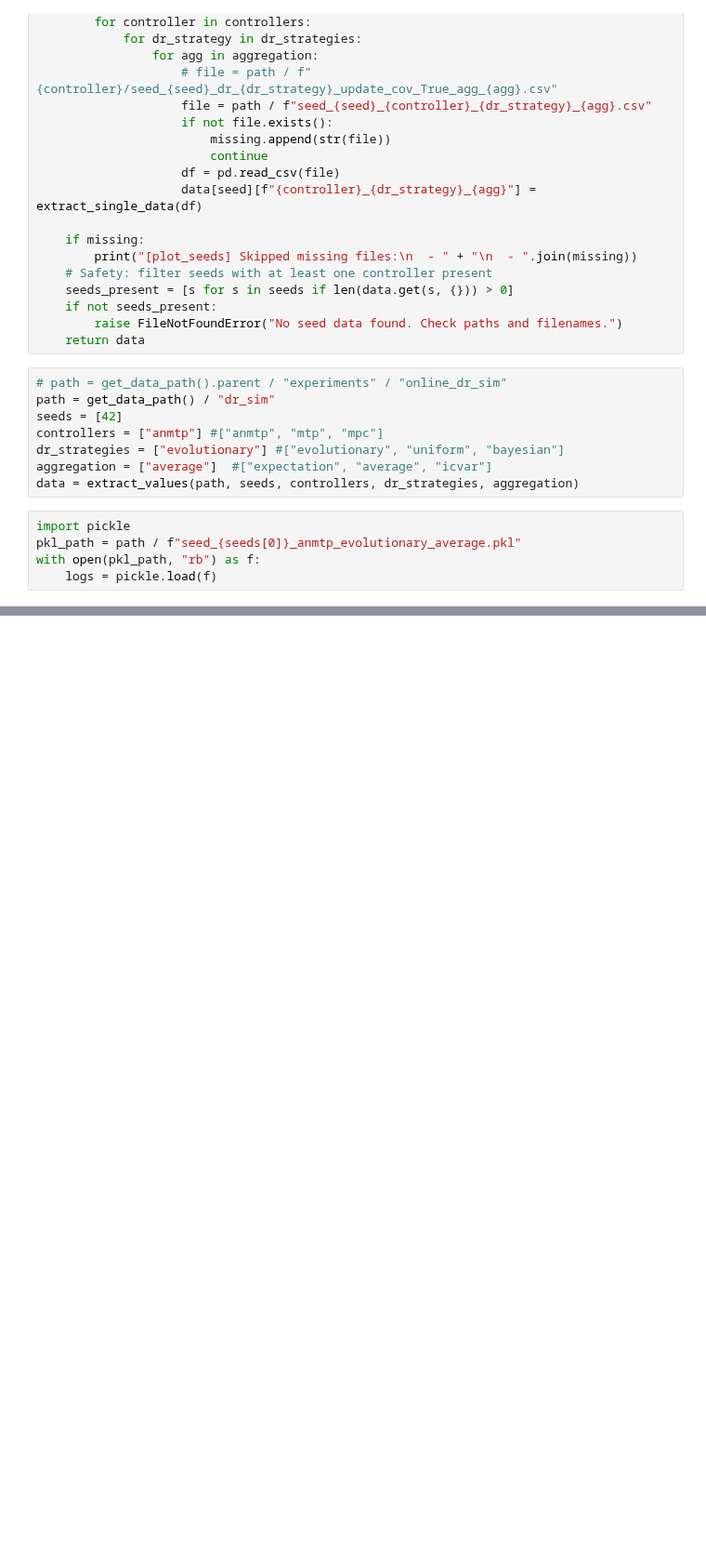
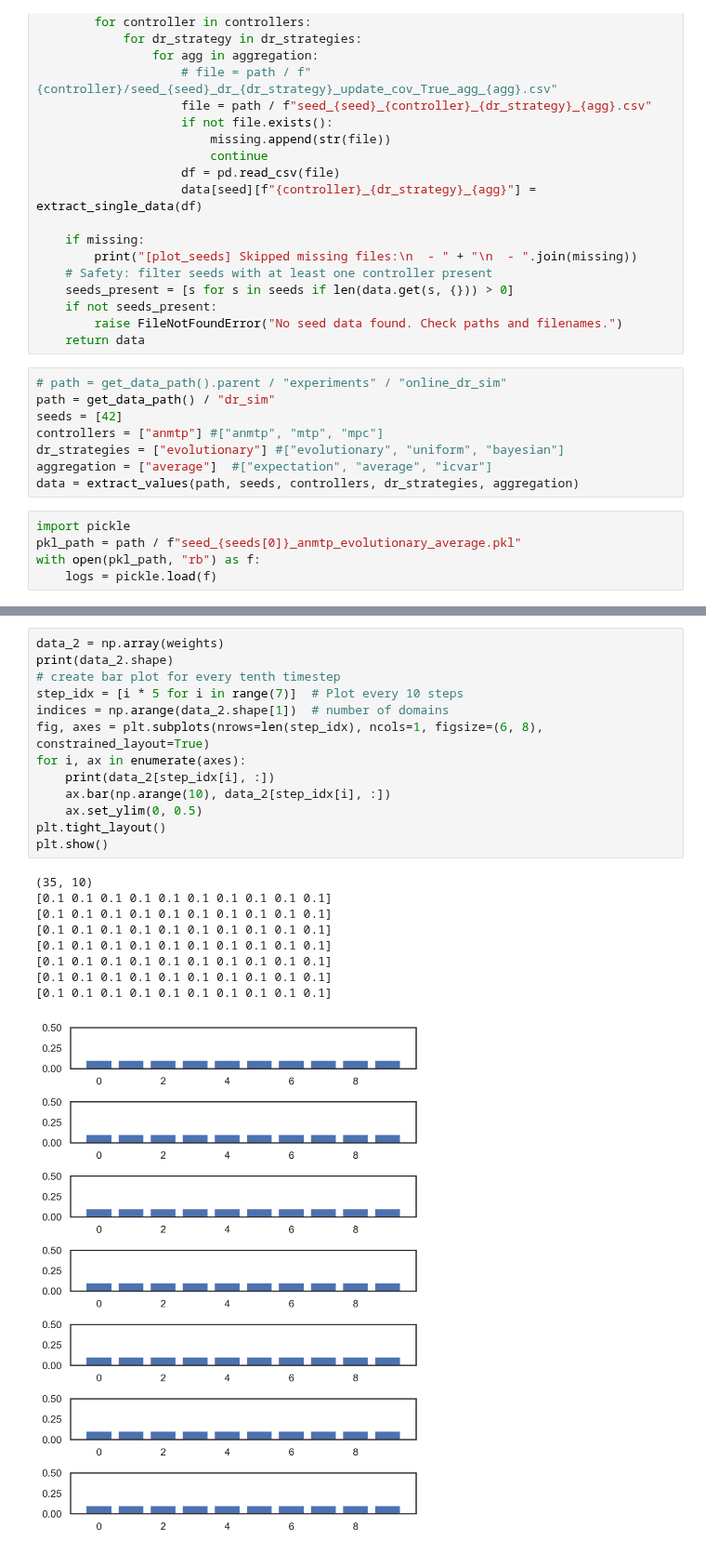
Before and after one commit to magnusdierking/mtp-thesis, a Jupyter notebook: experiments/online_dr_sim/plot_DR_distributions.ipynb, the cells around one changed output, grey strips where cells are left out. Shown at 93% size. Cells and saved outputs as stored; diff of their text form; blank space fills up the shorter version.

```diff
--- a/experiments/online_dr_sim/plot_DR_distributions.ipynb
+++ b/experiments/online_dr_sim/plot_DR_distributions.ipynb
@@ -137,0 +143,23 @@ plt.show()
+# %%
+data_2 = np.array(weights)
+print(data_2.shape)
+# create bar plot for every tenth timestep
+step_idx = [i * 5 for i in range(7)]  # Plot every 10 steps
+indices = np.arange(data_2.shape[1])  # number of domains
+fig, axes = plt.subplots(nrows=len(step_idx), ncols=1, figsize=(6, 8), constrained_layout=True)
+for i, ax in enumerate(axes):
+    print(data_2[step_idx[i], :])
+    ax.bar(np.arange(10), data_2[step_idx[i], :])
+    ax.set_ylim(0, 0.5)
+plt.tight_layout()
+plt.show()
+# %% [output]
+(35, 10)
+[0.1 0.1 0.1 0.1 0.1 0.1 0.1 0.1 0.1 0.1]
+[0.1 0.1 0.1 0.1 0.1 0.1 0.1 0.1 0.1 0.1]
+[0.1 0.1 0.1 0.1 0.1 0.1 0.1 0.1 0.1 0.1]
+[0.1 0.1 0.1 0.1 0.1 0.1 0.1 0.1 0.1 0.1]
+[0.1 0.1 0.1 0.1 0.1 0.1 0.1 0.1 0.1 0.1]
+[0.1 0.1 0.1 0.1 0.1 0.1 0.1 0.1 0.1 0.1]
+[0.1 0.1 0.1 0.1 0.1 0.1 0.1 0.1 0.1 0.1]
+[figure, added]
```
Also changed, not shown: parts of 3 cells of this notebook, 15 other files.
